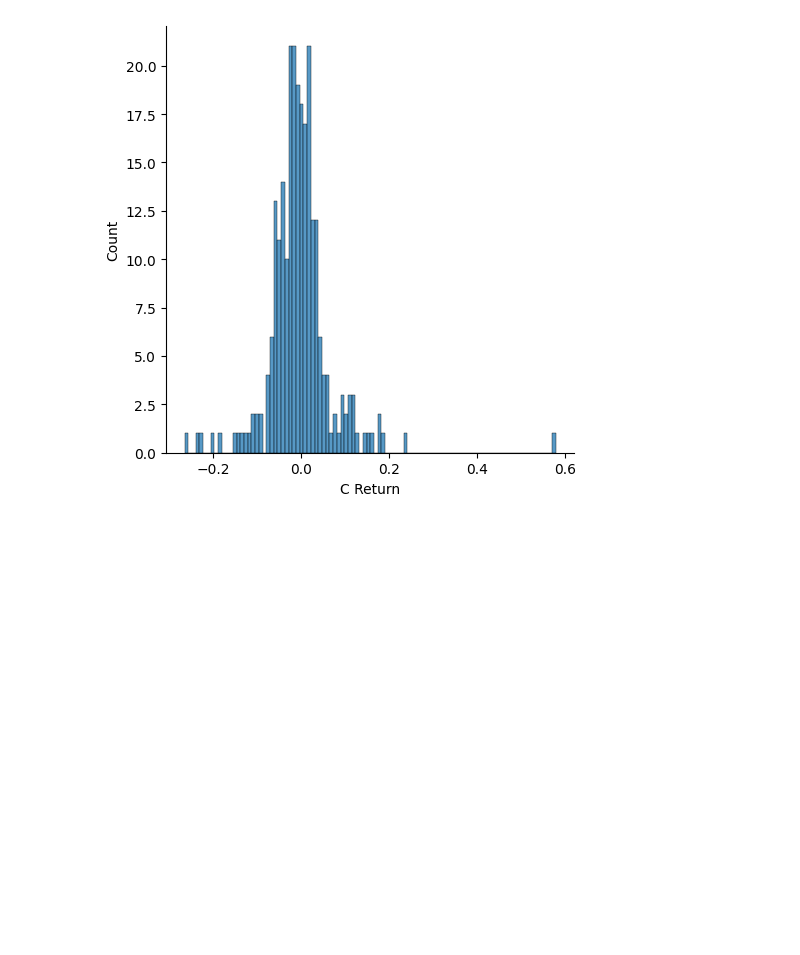
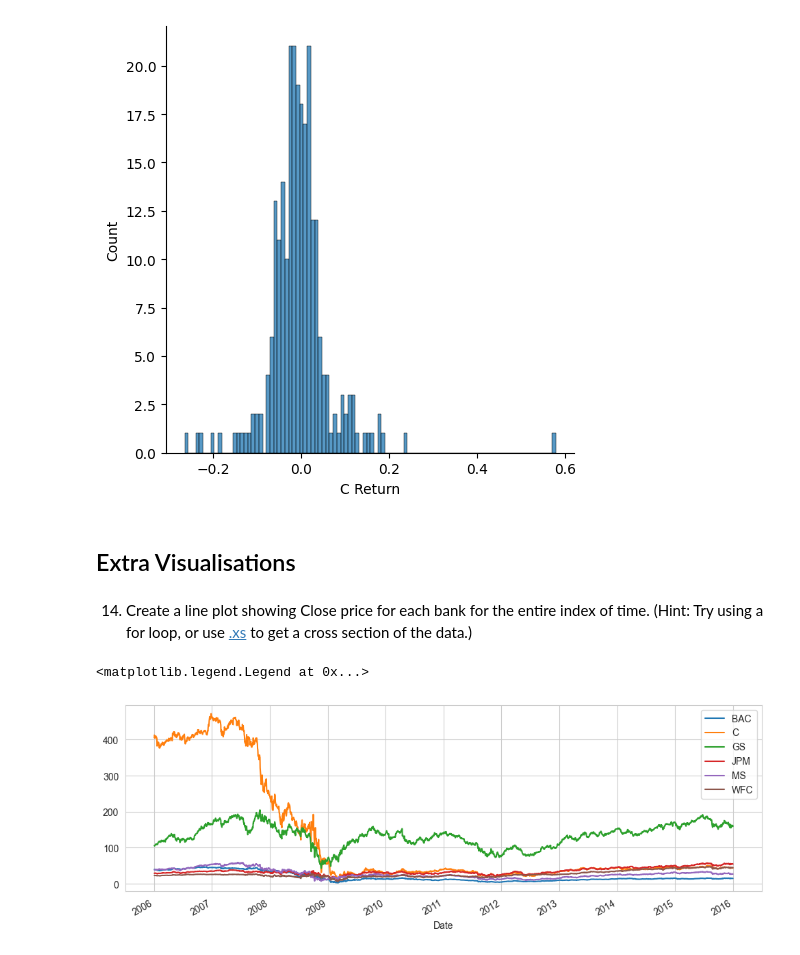
Before and after one commit to lostconnectionhere/finance_data_project, a Jupyter notebook: finance_data.ipynb, the cells around one changed output. Saved outputs shown, nothing was run; the diff lists cells and outputs as text; code cells hidden in the pictures; blank space fills up the shorter version.

Commit message:
added more visualisations

```diff
--- a/finance_data.ipynb
+++ b/finance_data.ipynb
@@ -184,3 +184,18 @@ sns.displot(returns.loc['2008-01-01' : '2008-12-31']['C Return'], bins=100)
 # %% [output]
 <seaborn.axisgrid.FacetGrid at 0x...>
 [figure]
+# %% [markdown]
+## Extra Visualisations
+# %%
+import matplotlib.pyplot as plt
+sns.set_style('whitegrid')
+%matplotlib inline
+# %% [markdown]
+14. Create a line plot showing Close price for each bank for the entire index of time. (Hint: Try using a for loop, or use [.xs](http://pandas.pydata.org/pandas-docs/stable/generated/pandas.DataFrame.xs.html) to get a cross section of the data.)
+# %%
+for tick in tickers:
+    bank_stocks[tick]['Close'].plot(figsize=(12,4), label=tick)
+plt.legend()
+# %% [output]
+<matplotlib.legend.Legend at 0x...>
+[figure, added]
```
Also changed, not shown: parts of 2 cells of this notebook.
